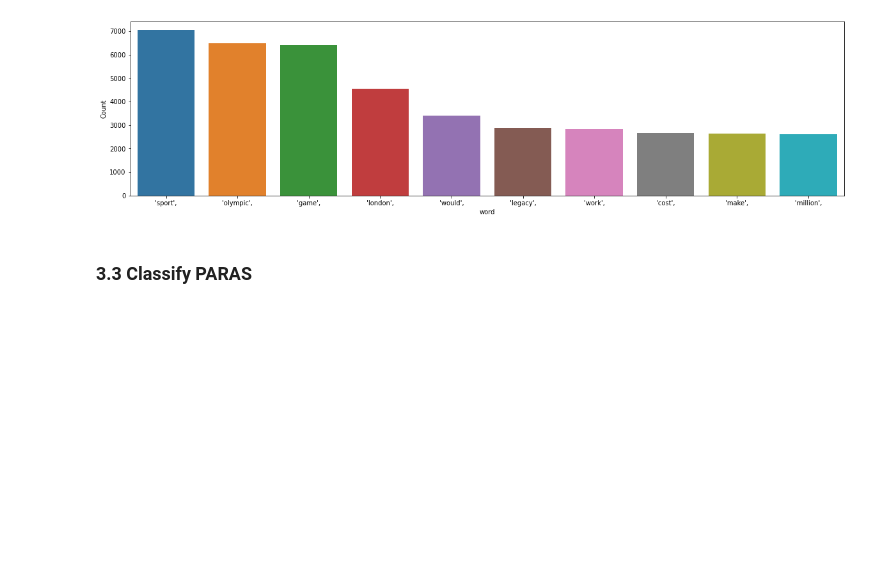
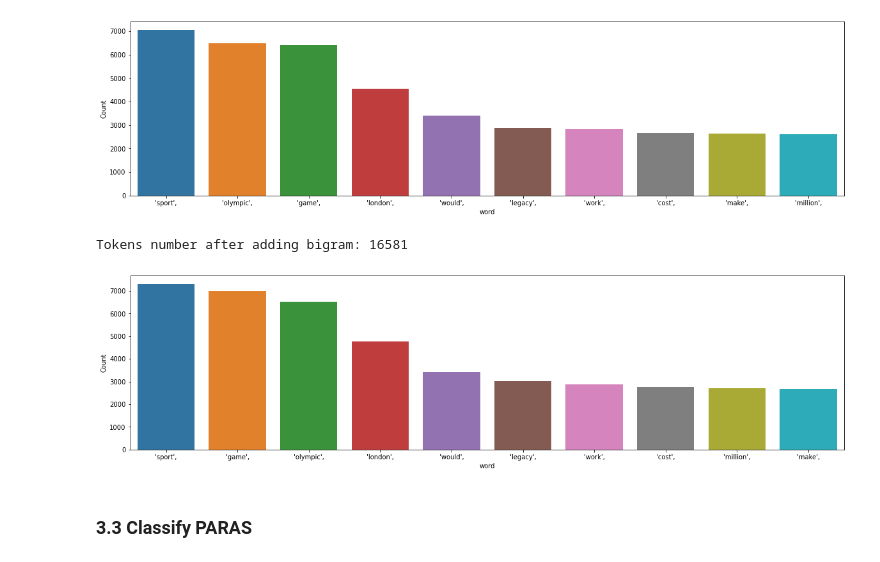
Before and after one commit to ZouZijie/Topic-Modelling-Project, a Jupyter notebook: Topic modelling of London Olympics Corpus (training on DOCS, classify on PARAS).ipynb, the cells around one changed output. Drawn from its saved outputs; the diff is of its cells as text; code cells hidden in the pictures; blank space fills up the shorter version.

```diff
--- a/Topic modelling of London Olympics Corpus (training on DOCS, classify on PARAS).ipynb
+++ b/Topic modelling of London Olympics Corpus (training on DOCS, classify on PARAS).ipynb
@@ -403,6 +404,19 @@ See the caveats in the documentation: https://pandas.pydata.org/pandas-docs/stab
 Lemmatization with POS tags...
 Tokens number after lemmatization: 15631
 [figure]
+# %%
+# Make bigram
+P_bigrams_phases = Phrases(pf[col], min_count = 10)
+for i in range(len(pf[col])):
+    for token in P_bigrams_phases[pf[col][i]]:
+        if '_' in token:
+            pf[col][i].append(token)
+
+print('Tokens number after adding bigram: %d'% (len(Dictionary(pf[col]))))
+freq_words(pf[col],10)
+# %% [output]
+Tokens number after adding bigram: 16581
+[figure, added]
 # %% [markdown]
 ### 3.3 Classify PARAS
 # %% [markdown]
```
Also changed, not shown: parts of 7 cells of this notebook.
